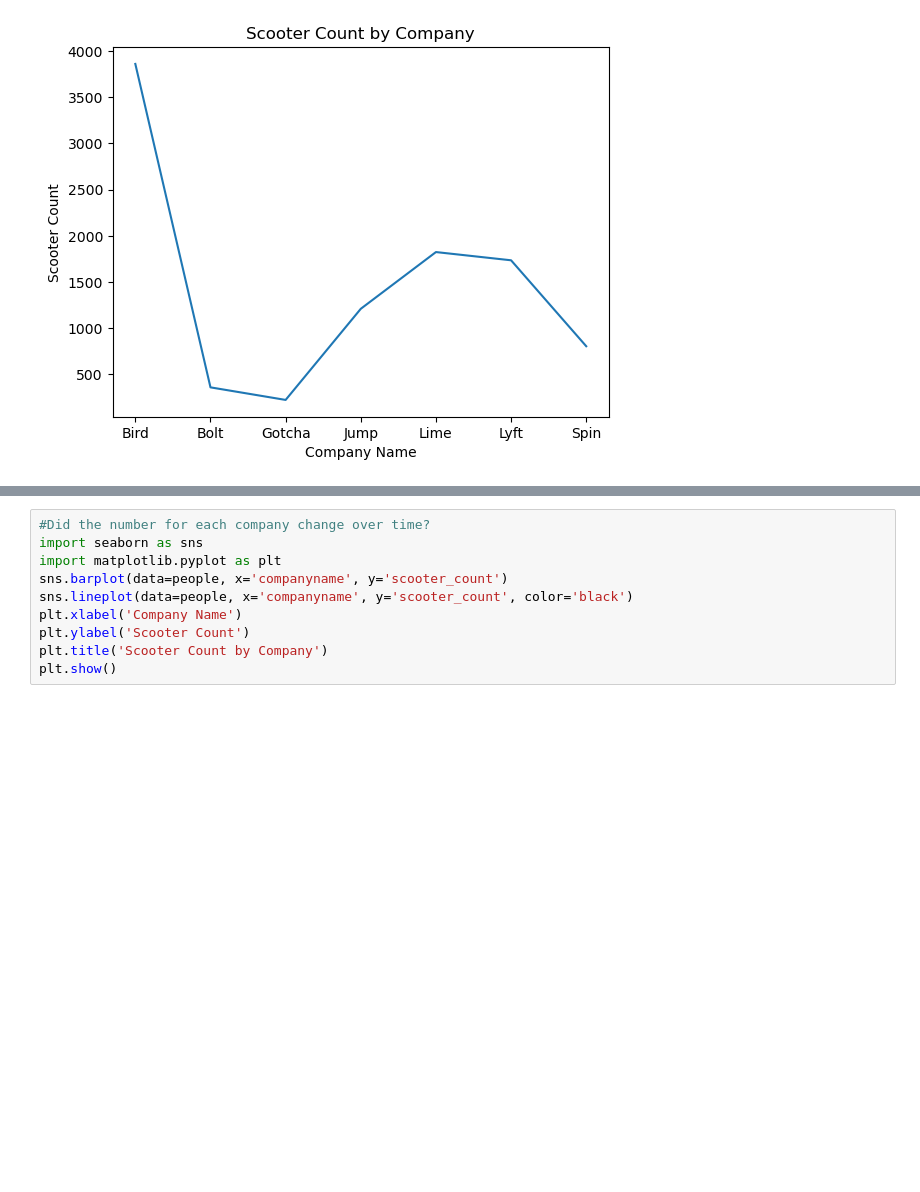
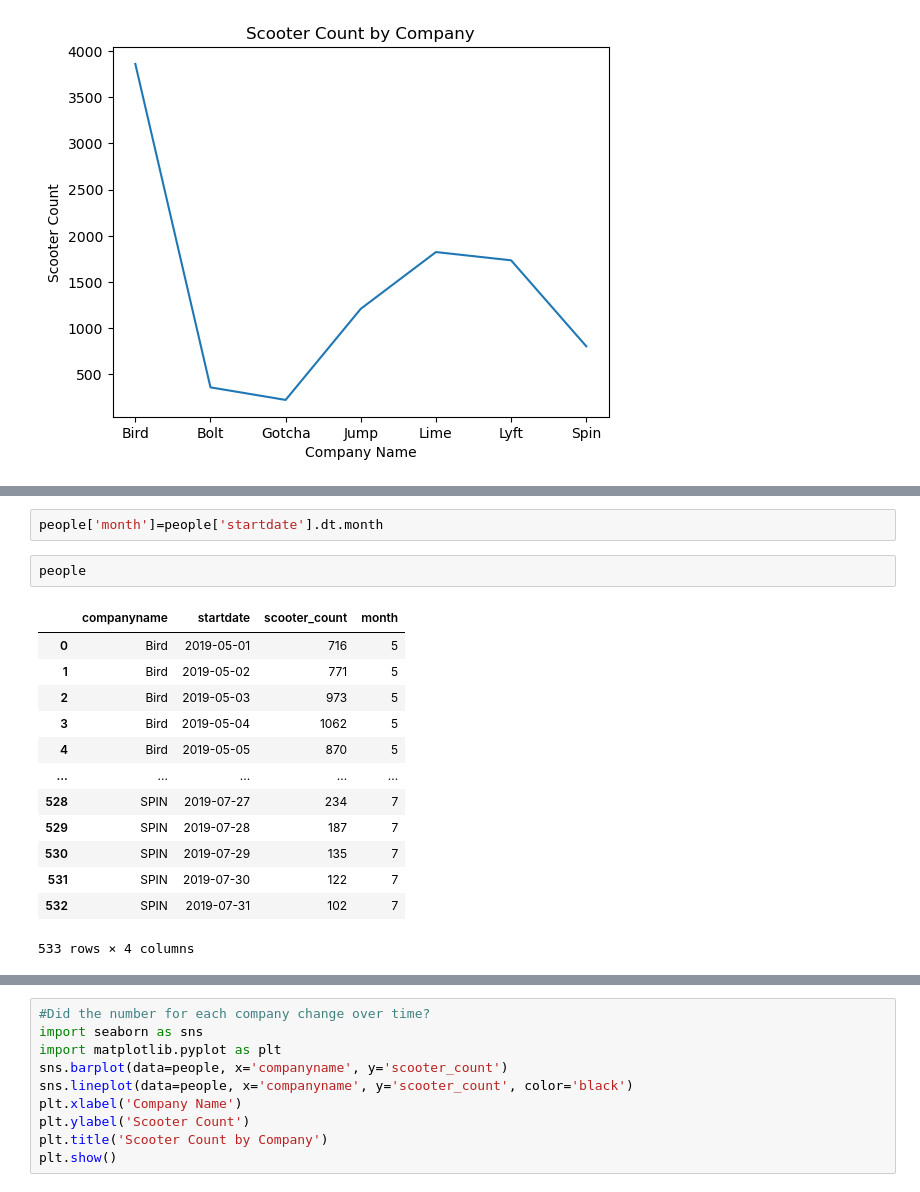
Before and after one commit to NSS-Data-Analytics-Cohort-10/scooters-group-1, a Jupyter notebook: Notebooks/Scooter.ipynb, the cells around one changed output, grey strips where cells are left out. Cells and saved outputs as stored; diff of their text form; blank space fills up the shorter version.

```diff
--- a/Notebooks/Scooter.ipynb
+++ b/Notebooks/Scooter.ipynb
@@ -191,0 +232,18 @@ plt.show()
+# %%
+people['month']=people['startdate'].dt.month
+# %%
+people
+# %% [output]
+|  | companyname | startdate | scooter_count | month |
+| 0 | Bird | 2019-05-01 | 716 | 5 |
+| 1 | Bird | 2019-05-02 | 771 | 5 |
+| 2 | Bird | 2019-05-03 | 973 | 5 |
+| 3 | Bird | 2019-05-04 | 1062 | 5 |
+| 4 | Bird | 2019-05-05 | 870 | 5 |
+| ... | ... | ... | ... | ... |
+| 528 | SPIN | 2019-07-27 | 234 | 7 |
+| 529 | SPIN | 2019-07-28 | 187 | 7 |
+| 530 | SPIN | 2019-07-29 | 135 | 7 |
+| 531 | SPIN | 2019-07-30 | 122 | 7 |
+| 532 | SPIN | 2019-07-31 | 102 | 7 |
+533 rows × 4 columns
```
Also changed, not shown: parts of 5 cells of this notebook.
